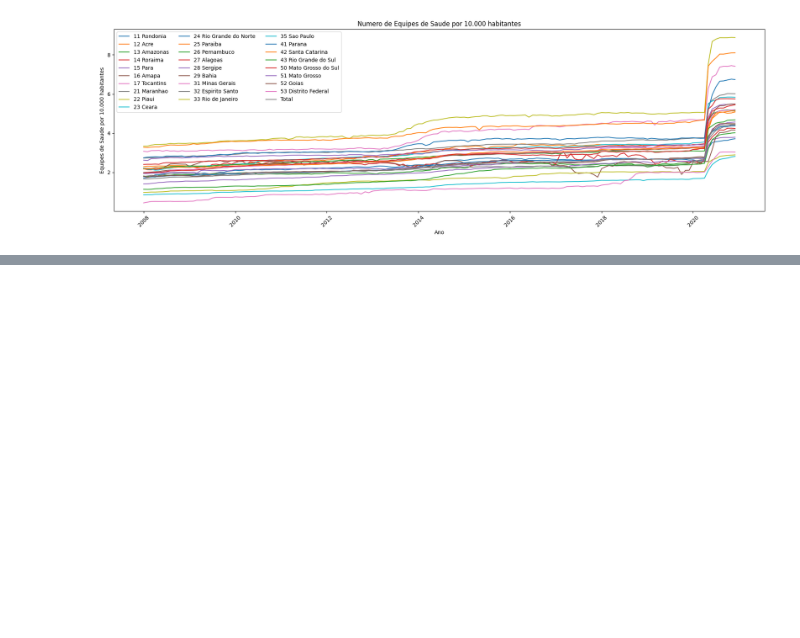
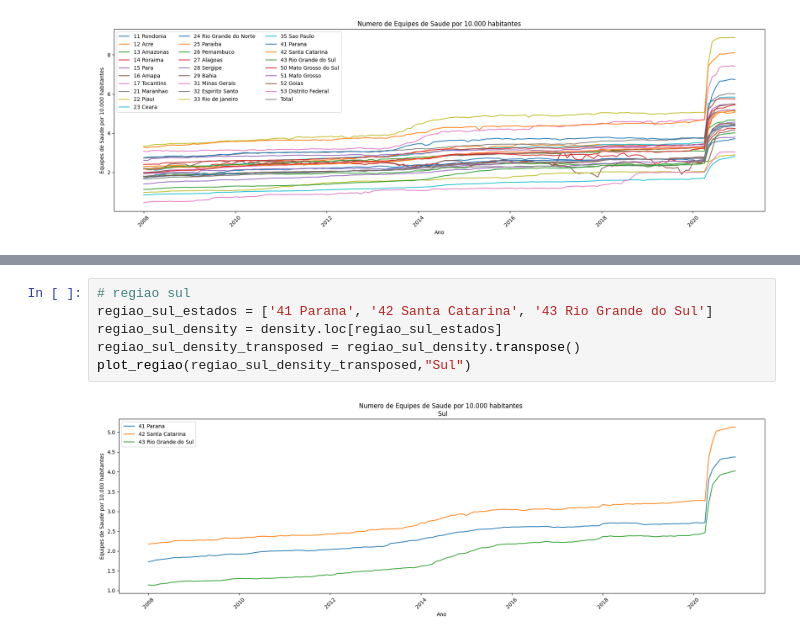
Before and after one commit to luizamfsantos/Brazil-Healthcare-Workforce-Analysis, a Jupyter notebook: Codigo/src/exploracao_de_dados/densidade_visualizacoes.ipynb, the cells around one changed output, grey strips where cells are left out. Drawn from its saved outputs; the diff is of its cells as text; blank space fills up the shorter version.

```diff
--- a/Codigo/src/exploracao_de_dados/densidade_visualizacoes.ipynb
+++ b/Codigo/src/exploracao_de_dados/densidade_visualizacoes.ipynb
@@ -56,0 +122,8 @@ plt.show()
+# %%
+# regiao sul
+regiao_sul_estados = ['41 Parana', '42 Santa Catarina', '43 Rio Grande do Sul']
+regiao_sul_density = density.loc[regiao_sul_estados]
+regiao_sul_density_transposed = regiao_sul_density.transpose()
+plot_regiao(regiao_sul_density_transposed,"Sul")
+# %% [output]
+[figure, added]
```
Also changed, not shown: parts of 6 cells of this notebook.
